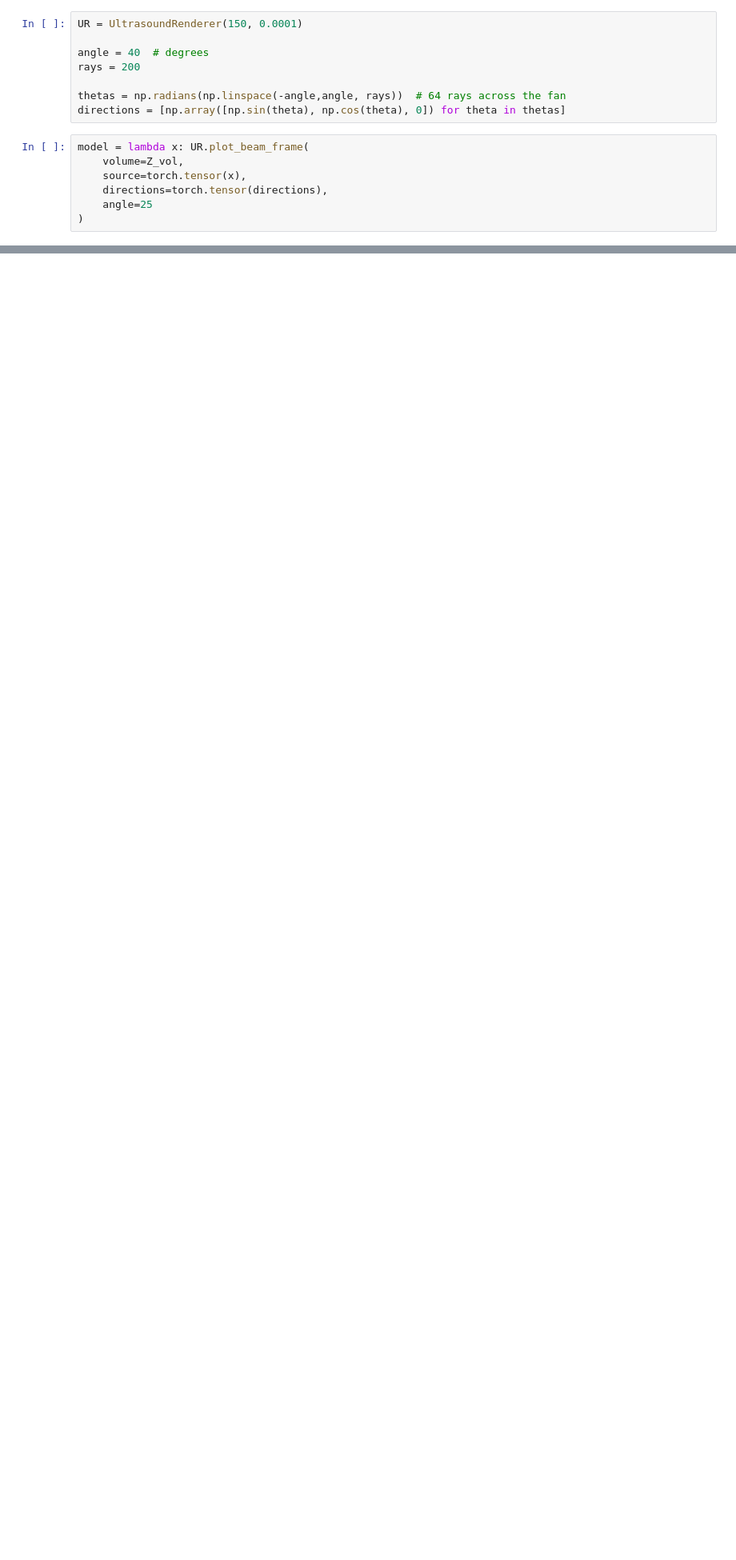
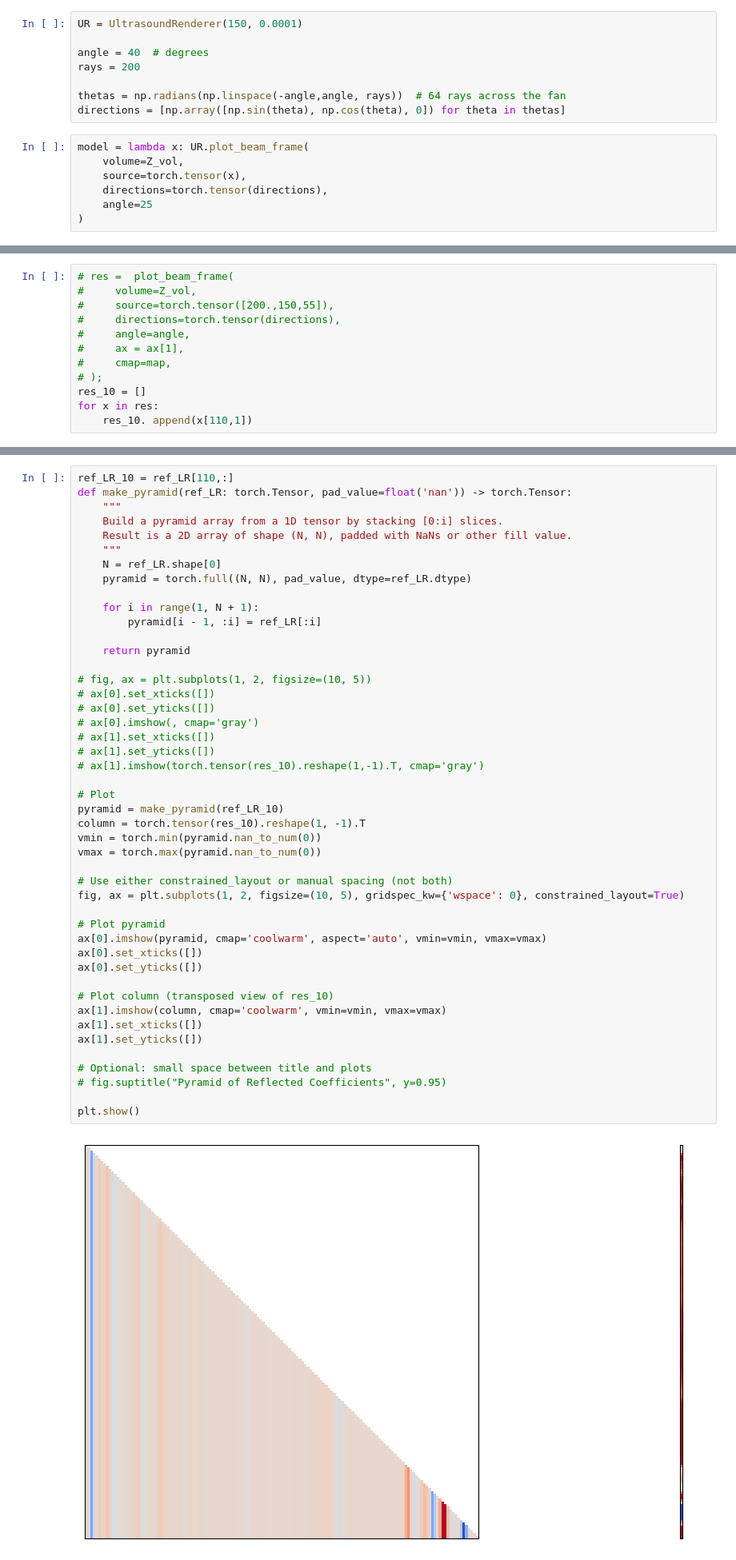
Before and after one commit to gduguey/DiffUS, a Jupyter notebook: notebooks/fix_propagation_full_transmission.ipynb, the cells around one changed output, grey strips where cells are left out. Shown at 80% size. Saved outputs shown, nothing was run; the diff lists cells and outputs as text; blank space fills up the shorter version.

```diff
--- a/notebooks/fix_propagation_full_transmission.ipynb
+++ b/notebooks/fix_propagation_full_transmission.ipynb
@@ -432,0 +415,12 @@ _ =  plot_beam_frame(
+# %%
+# res =  plot_beam_frame(
+#     volume=Z_vol,
+#     source=torch.tensor([200.,150,55]),
+#     directions=torch.tensor(directions),
+#     angle=angle,
+#     ax = ax[1],
+#     cmap=map,
+# );
+res_10 = []
+for x in res:
+    res_10. append(x[110,1])
@@ -432,0 +456,48 @@ _ =  plot_beam_frame(
+# %%
+ref_LR_10 = ref_LR[110,:]
+def make_pyramid(ref_LR: torch.Tensor, pad_value=float('nan')) -> torch.Tensor:
+    """
+    Build a pyramid array from a 1D tensor by stacking [0:i] slices.
+    Result is a 2D array of shape (N, N), padded with NaNs or other fill value.
+    """
+    N = ref_LR.shape[0]
+    pyramid = torch.full((N, N), pad_value, dtype=ref_LR.dtype)
+
+    for i in range(1, N + 1):
+        pyramid[i - 1, :i] = ref_LR[:i]
+
+    return pyramid
+
+# fig, ax = plt.subplots(1, 2, figsize=(10, 5))
+# ax[0].set_xticks([])
+# ax[0].set_yticks([])
+# ax[0].imshow(, cmap='gray')
+# ax[1].set_xticks([])
+# ax[1].set_yticks([])
+# ax[1].imshow(torch.tensor(res_10).reshape(1,-1).T, cmap='gray')
+
+# Plot
+pyramid = make_pyramid(ref_LR_10)
+column = torch.tensor(res_10).reshape(1, -1).T
+vmin = torch.min(pyramid.nan_to_num(0))
+vmax = torch.max(pyramid.nan_to_num(0))
+
+# Use either constrained_layout or manual spacing (not both)
+fig, ax = plt.subplots(1, 2, figsize=(10, 5), gridspec_kw={'wspace': 0}, constrained_layout=True)
+
+# Plot pyramid
+ax[0].imshow(pyramid, cmap='coolwarm', aspect='auto', vmin=vmin, vmax=vmax)
+ax[0].set_xticks([])
+ax[0].set_yticks([])
+
+# Plot column (transposed view of res_10)
+ax[1].imshow(column, cmap='coolwarm', vmin=vmin, vmax=vmax)
+ax[1].set_xticks([])
+ax[1].set_yticks([])
+
+# Optional: small space between title and plots
+# fig.suptitle("Pyramid of Reflected Coefficients", y=0.95)
+
+plt.show()
+# %% [output]
+[figure, added]
```
Also changed, not shown: parts of 17 cells of this notebook, 1 other file.
